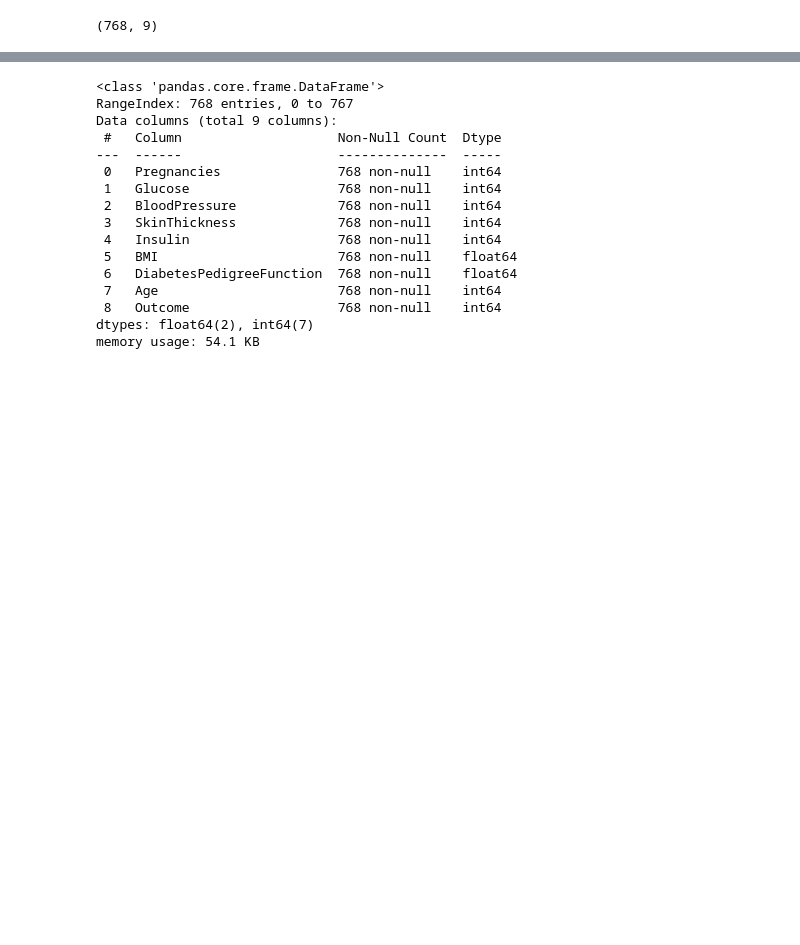
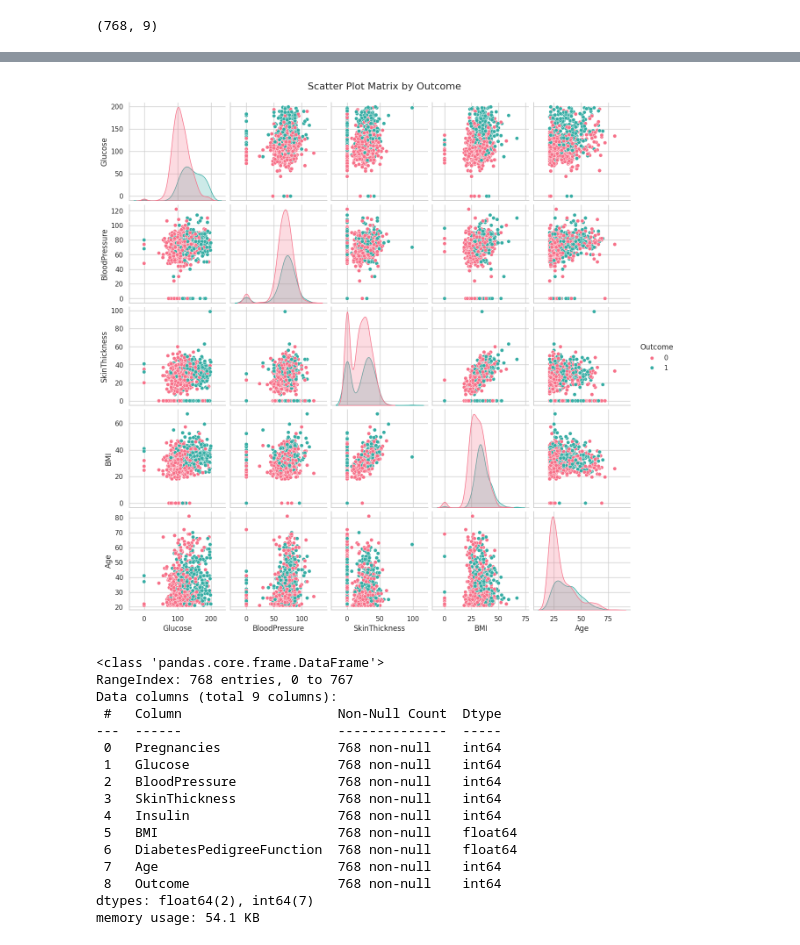
Before and after one commit to Sultan-al-islam/Data-Science-Final-Project, a Jupyter notebook: Final_project.ipynb, the cells around one changed output, grey strips where cells are left out. Cells and saved outputs as stored; diff of their text form; code cells hidden in the pictures; blank space fills up the shorter version.

```diff
--- a/Final_project.ipynb
+++ b/Final_project.ipynb
@@ -35,3 +69,14 @@ df.shape
+# %%
+def plot_scatter_matrix(data, features):
+    sns.pairplot(data[features + ['Outcome']], hue='Outcome', palette='husl', diag_kind="kde")
+    plt.suptitle("Scatter Plot Matrix by Outcome", y=1.02, fontsize=16)
+    plt.show()
+
+features = ['Glucose', 'BloodPressure', 'SkinThickness', 'BMI', 'Age']
+
+plot_scatter_matrix(df, features)
+# %% [output]
+[figure, added]
 # %%
 df.info()
 # %% [output]
```
Also changed, not shown: parts of 2 cells of this notebook.
